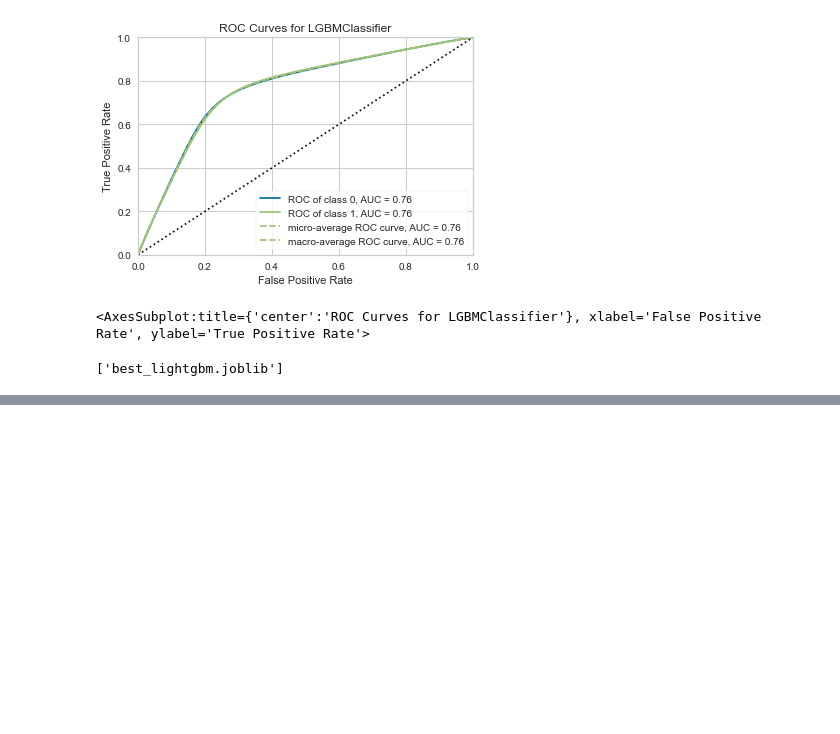
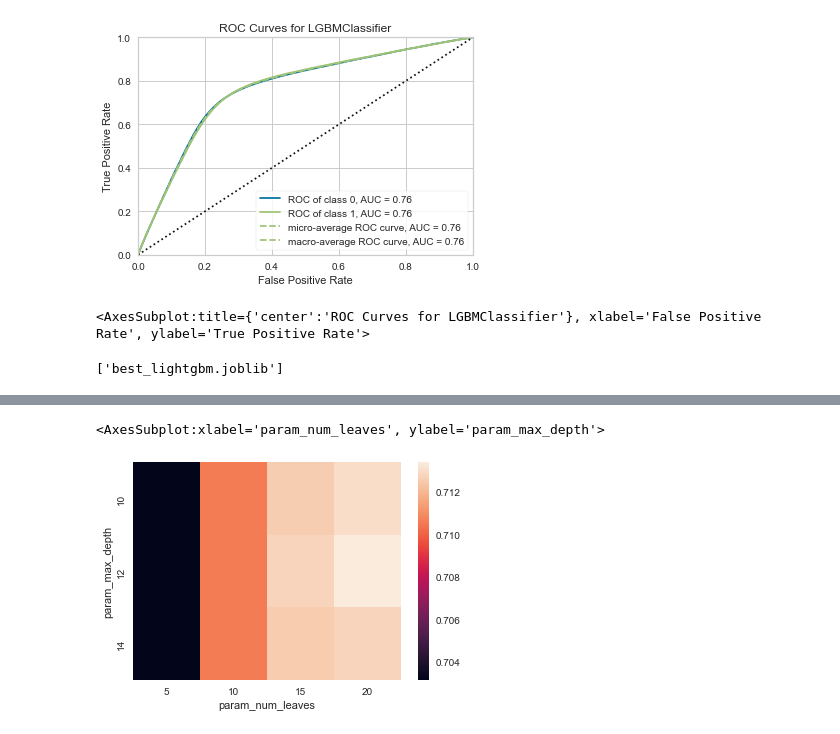
Before and after one commit to threecifanggen/kaggle-practice, a Jupyter notebook: tabular-playground-series-nov-2021/step.5.lightgbm_optimized.ipynb, the cells around one changed output, grey strips where cells are left out. Saved outputs shown, nothing was run; the diff lists cells and outputs as text; code cells hidden in the pictures; blank space fills up the shorter version.

```diff
--- a/tabular-playground-series-nov-2021/step.5.lightgbm_optimized.ipynb
+++ b/tabular-playground-series-nov-2021/step.5.lightgbm_optimized.ipynb
@@ -25,7 +26,7 @@ params = {
 m = GridSearchCV(
     LGBMClassifier(**params),
     cv=3,
-    verbose=2,
+    verbose=10,
     param_grid={
     "learning_rate": [0.1, 0.01, 1],
     # "boosting": "gbdt",
@@ -422,0 +425,3 @@ dump(best_model, 'best_lightgbm.joblib')
+# %%
+from joblib import dump, load
+m = load('best_lightgbm.joblib')
@@ -422,0 +430,12 @@ dump(best_model, 'best_lightgbm.joblib')
+# %%
+## 调节精确度
+m = GridSearchCV(
+    m,
+    cv=3,
+    verbose=10,
+    param_grid={
+        "max_depth": [10, 12, 14],
+        "num_leaves": [5, 10, 15, 20]
+    }
+)
+m.fit(X, y)
@@ -422,0 +534,9 @@ dump(best_model, 'best_lightgbm.joblib')
+# %%
+cv_result_df = pd.DataFrame(
+    m.cv_results_
+)
+cv_result_df
+sb.heatmap(cv_result_df.pivot("param_max_depth", "param_num_leaves", "mean_test_score"))
+# %% [output]
+<AxesSubplot:xlabel='param_num_leaves', ylabel='param_max_depth'>
+[figure, added]
```
Also changed, not shown: parts of 14 cells of this notebook.
